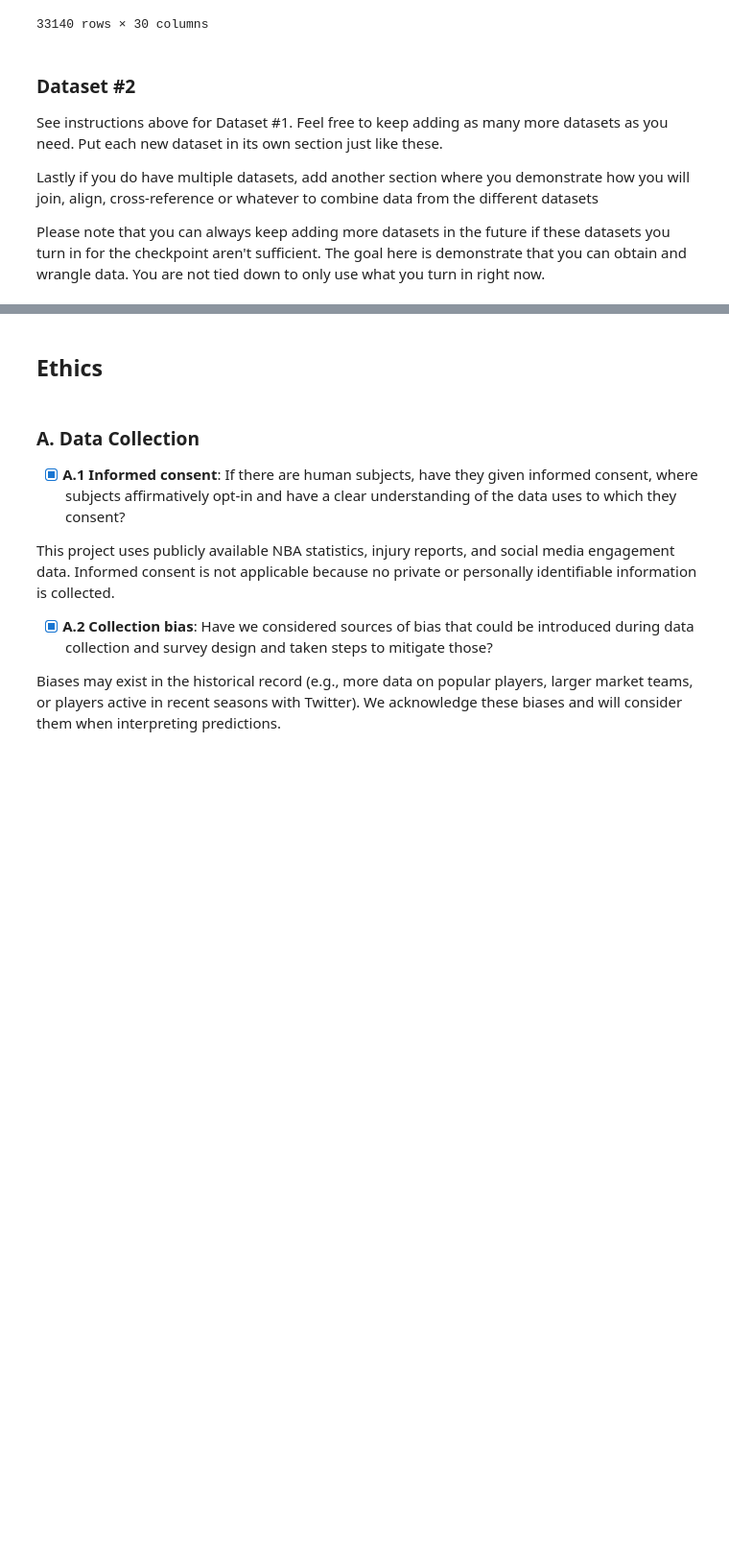
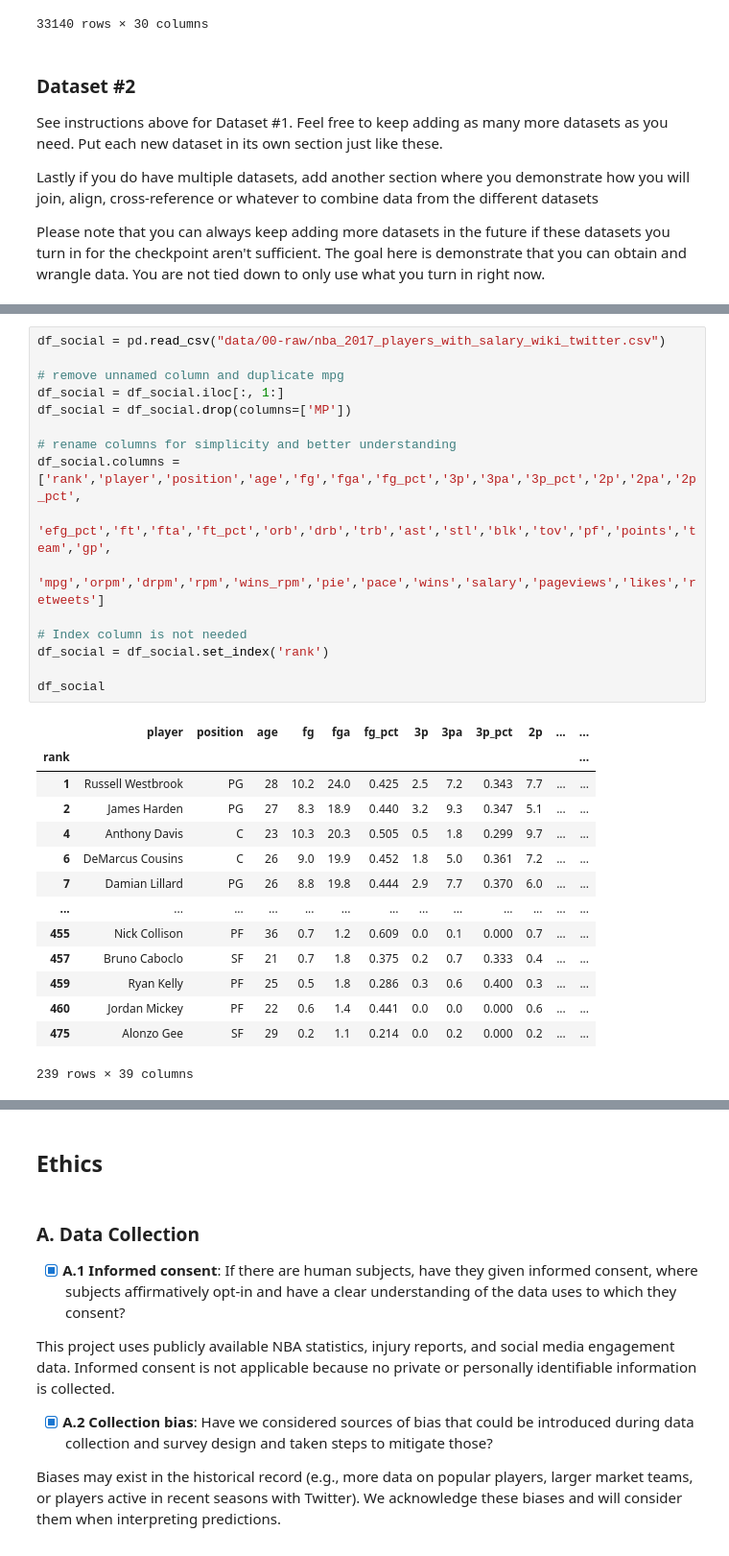
Before and after one commit to COGS108/Group122_WI26, a Jupyter notebook: 01-DataCheckpoint.ipynb, the cells around one changed output, grey strips where cells are left out. Shown at 96% size. Drawn from its saved outputs; the diff is of its cells as text; blank space fills up the shorter version.

Commit message:
Added Social Power dataset

```diff
--- a/01-DataCheckpoint.ipynb
+++ b/01-DataCheckpoint.ipynb
@@ -159,0 +197,31 @@ Please note that you can always keep adding more datasets in the future if these
+# %%
+df_social = pd.read_csv("data/00-raw/nba_2017_players_with_salary_wiki_twitter.csv")
+
+# remove unnamed column and duplicate mpg
+df_social = df_social.iloc[:, 1:]
+df_social = df_social.drop(columns=['MP'])
+
+# rename columns for simplicity and better understanding
+df_social.columns = ['rank','player','position','age','fg','fga','fg_pct','3p','3pa','3p_pct','2p','2pa','2p_pct',
+                       'efg_pct','ft','fta','ft_pct','orb','drb','trb','ast','stl','blk','tov','pf','points','team','gp',
+                       'mpg','orpm','drpm','rpm','wins_rpm','pie','pace','wins','salary','pageviews','likes','retweets']
+
+# Index column is not needed
+df_social = df_social.set_index('rank')
+
+df_social
+# %% [output]
+|  | player | position | age | fg | fga | fg_pct | 3p | 3pa | 3p_pct | 2p | ... | ... |
+| rank |  |  |  |  |  |  |  |  |  |  |  | ... |
+| 1 | Russell Westbrook | PG | 28 | 10.2 | 24.0 | 0.425 | 2.5 | 7.2 | 0.343 | 7.7 | ... | ... |
+| 2 | James Harden | PG | 27 | 8.3 | 18.9 | 0.440 | 3.2 | 9.3 | 0.347 | 5.1 | ... | ... |
+| 4 | Anthony Davis | C | 23 | 10.3 | 20.3 | 0.505 | 0.5 | 1.8 | 0.299 | 9.7 | ... | ... |
+| 6 | DeMarcus Cousins | C | 26 | 9.0 | 19.9 | 0.452 | 1.8 | 5.0 | 0.361 | 7.2 | ... | ... |
+| 7 | Damian Lillard | PG | 26 | 8.8 | 19.8 | 0.444 | 2.9 | 7.7 | 0.370 | 6.0 | ... | ... |
+| ... | ... | ... | ... | ... | ... | ... | ... | ... | ... | ... | ... | ... |
+| 455 | Nick Collison | PF | 36 | 0.7 | 1.2 | 0.609 | 0.0 | 0.1 | 0.000 | 0.7 | ... | ... |
+| 457 | Bruno Caboclo | SF | 21 | 0.7 | 1.8 | 0.375 | 0.2 | 0.7 | 0.333 | 0.4 | ... | ... |
+| 459 | Ryan Kelly | PF | 25 | 0.5 | 1.8 | 0.286 | 0.3 | 0.6 | 0.400 | 0.3 | ... | ... |
+| 460 | Jordan Mickey | PF | 22 | 0.6 | 1.4 | 0.441 | 0.0 | 0.0 | 0.000 | 0.6 | ... | ... |
+| 475 | Alonzo Gee | SF | 29 | 0.2 | 1.1 | 0.214 | 0.0 | 0.2 | 0.000 | 0.2 | ... | ... |
+239 rows × 39 columns
```
Also changed, not shown: parts of 13 cells of this notebook.
